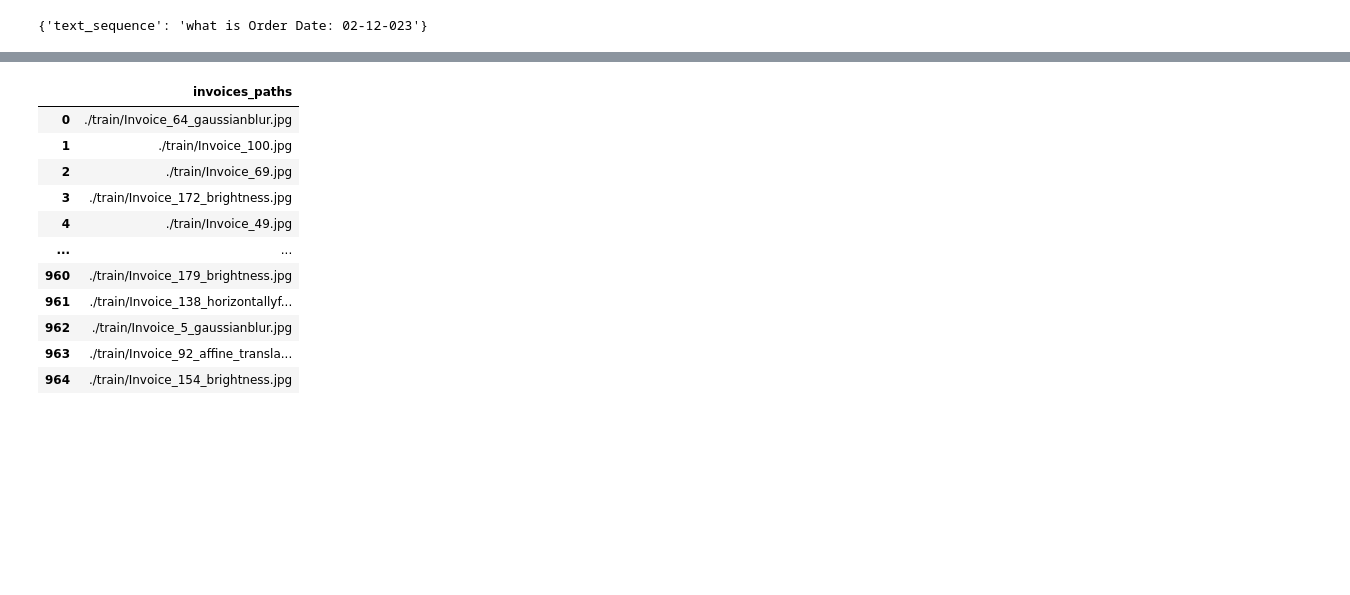
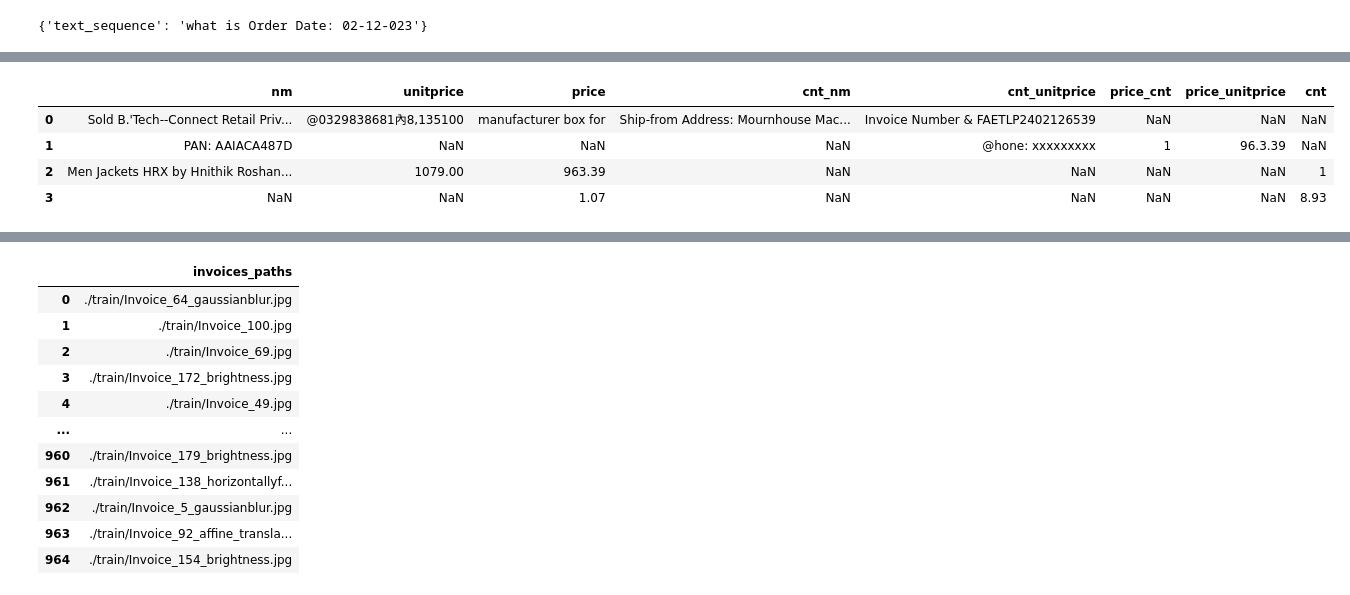
Before and after one commit to prafuel/recipt2dataframe, a Jupyter notebook: donut_model_DocVQA_solution.ipynb, the cells around one changed output, grey strips where cells are left out. Drawn from its saved outputs; the diff is of its cells as text; code cells hidden in the pictures; blank space fills up the shorter version.

```diff
--- a/donut_model_DocVQA_solution.ipynb
+++ b/donut_model_DocVQA_solution.ipynb
@@ -171,0 +240,8 @@ infernce_fn(img_path, "what is Order Date")
+# %%
+ground_truth
+# %% [output]
+|  | nm | unitprice | price | cnt_nm | cnt_unitprice | price_cnt | price_unitprice | cnt |
+| 0 | Sold B.'Tech--Connect Retail Priv... | @0329838681內8,135100 | manufacturer box for | Ship-from Address: Mournhouse Mac... | Invoice Number & FAETLP2402126539 | NaN | NaN | NaN |
+| 1 | PAN: AAIACA487D | NaN | NaN | NaN | @hone: xxxxxxxxx | 1 | 96.3.39 | NaN |
+| 2 | Men Jackets HRX by Hnithik Roshan... | 1079.00 | 963.39 | NaN | NaN | NaN | NaN | 1 |
+| 3 | NaN | NaN | 1.07 | NaN | NaN | NaN | NaN | 8.93 |
```
Also changed, not shown: parts of 18 cells of this notebook, 7 other files.
